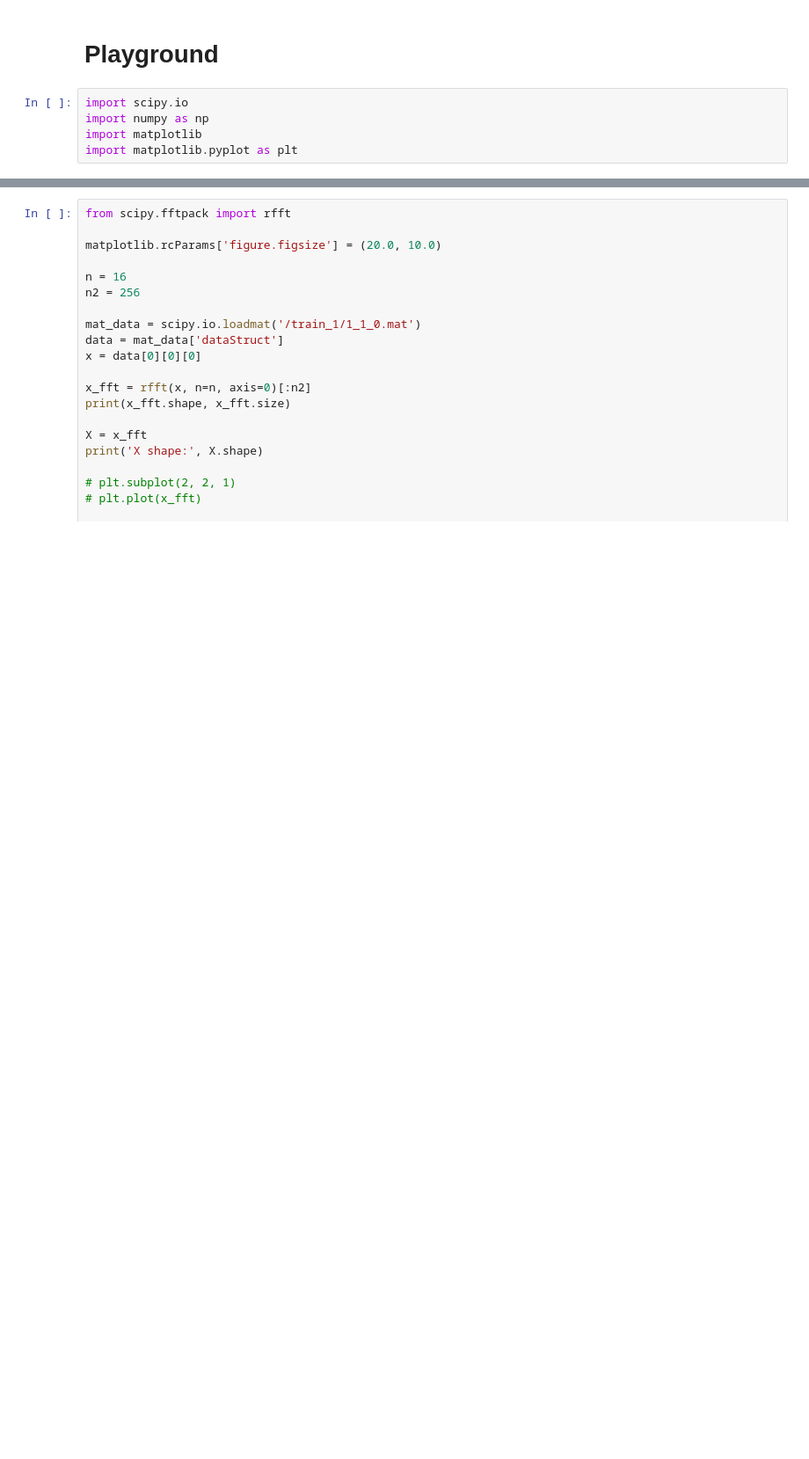
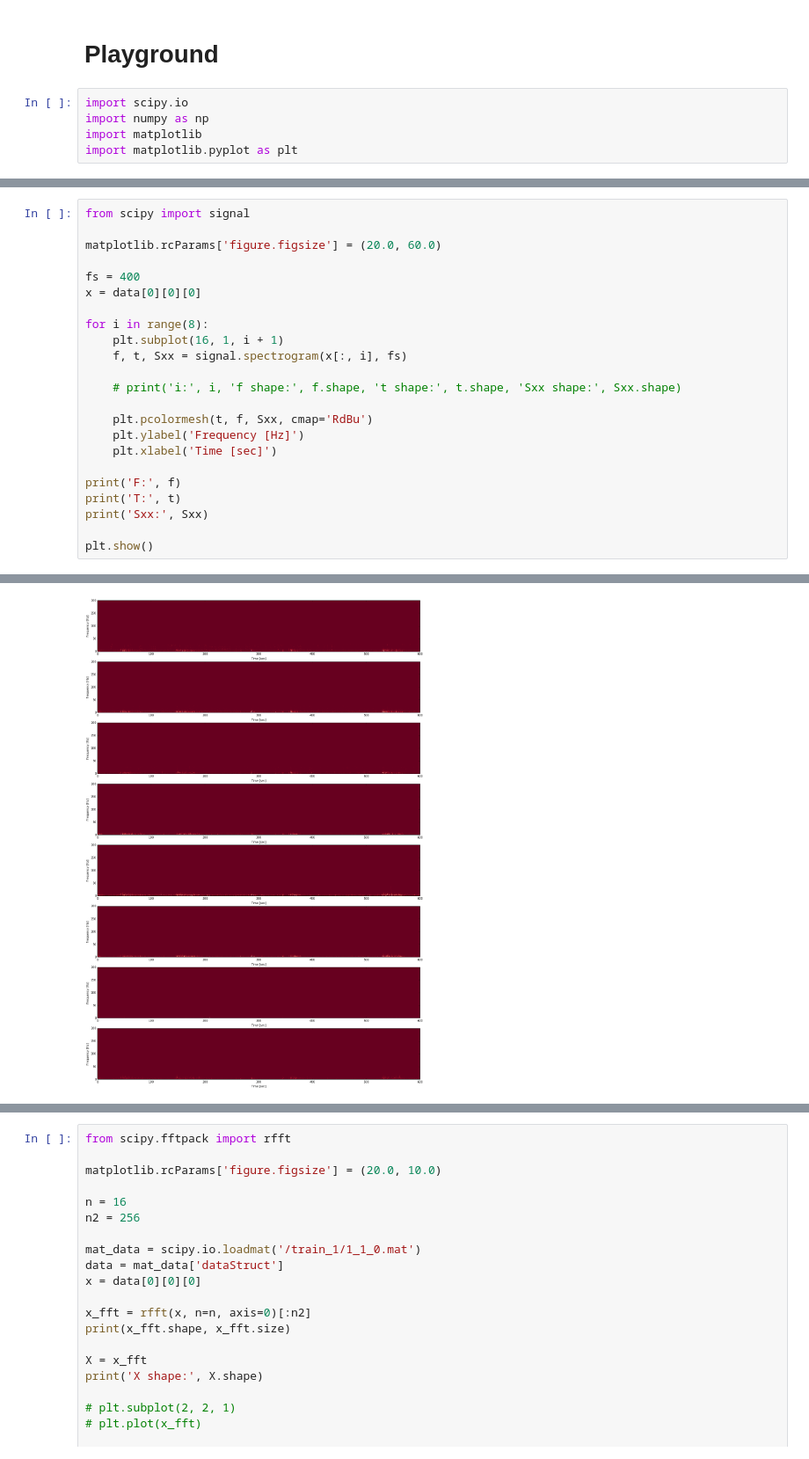
Before and after one commit to leopiney/nih-seizure-prediction, a Jupyter notebook: work/Playground.ipynb, the cells around one changed output, grey strips where cells are left out. Shown at 88% size. Saved outputs shown, nothing was run; the diff lists cells and outputs as text; blank space fills up the shorter version.

```diff
--- a/work/Playground.ipynb
+++ b/work/Playground.ipynb
@@ -67,0 +136,24 @@ float32
+# %%
+from scipy import signal
+
+matplotlib.rcParams['figure.figsize'] = (20.0, 60.0)
+
+fs = 400
+x = data[0][0][0]
+
+for i in range(8):
+    plt.subplot(16, 1, i + 1)
+    f, t, Sxx = signal.spectrogram(x[:, i], fs)
+
+    # print('i:', i, 'f shape:', f.shape, 't shape:', t.shape, 'Sxx shape:', Sxx.shape)
+
+    plt.pcolormesh(t, f, Sxx, cmap='RdBu')
+    plt.ylabel('Frequency [Hz]')
+    plt.xlabel('Time [sec]')
+
+print('F:', f)
+print('T:', t)
+print('Sxx:', Sxx)
+
+plt.show()
+# %% [output]
@@ -67,0 +177 @@ float32
+[figure, added]
```
Also changed, not shown: parts of 14 cells of this notebook, 2 other files.
